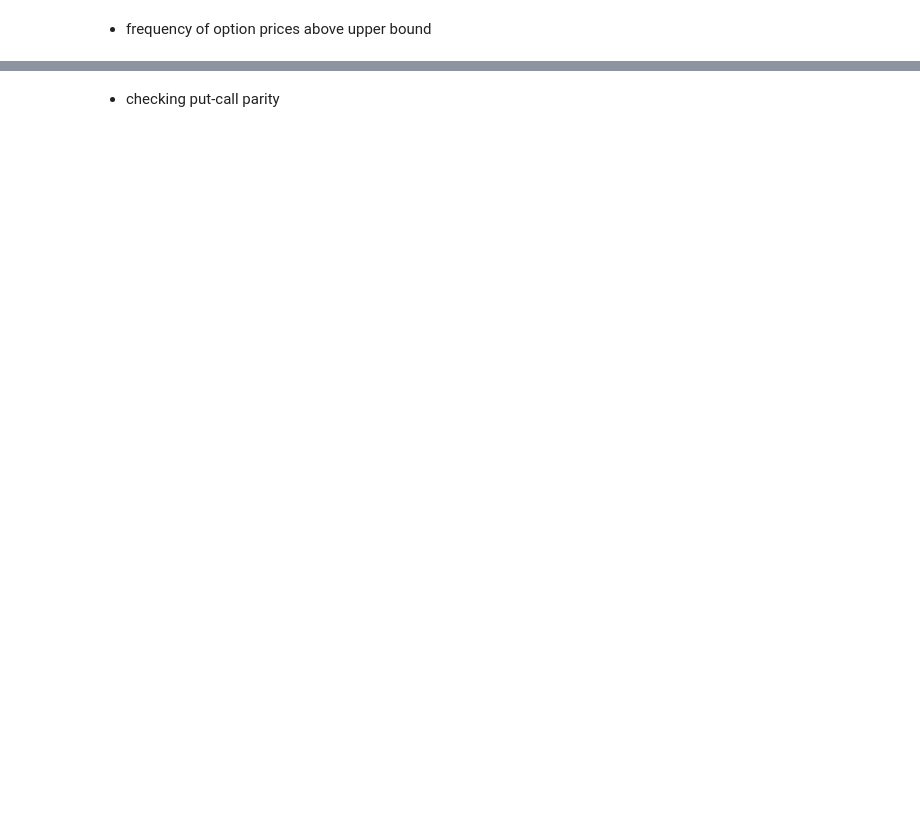
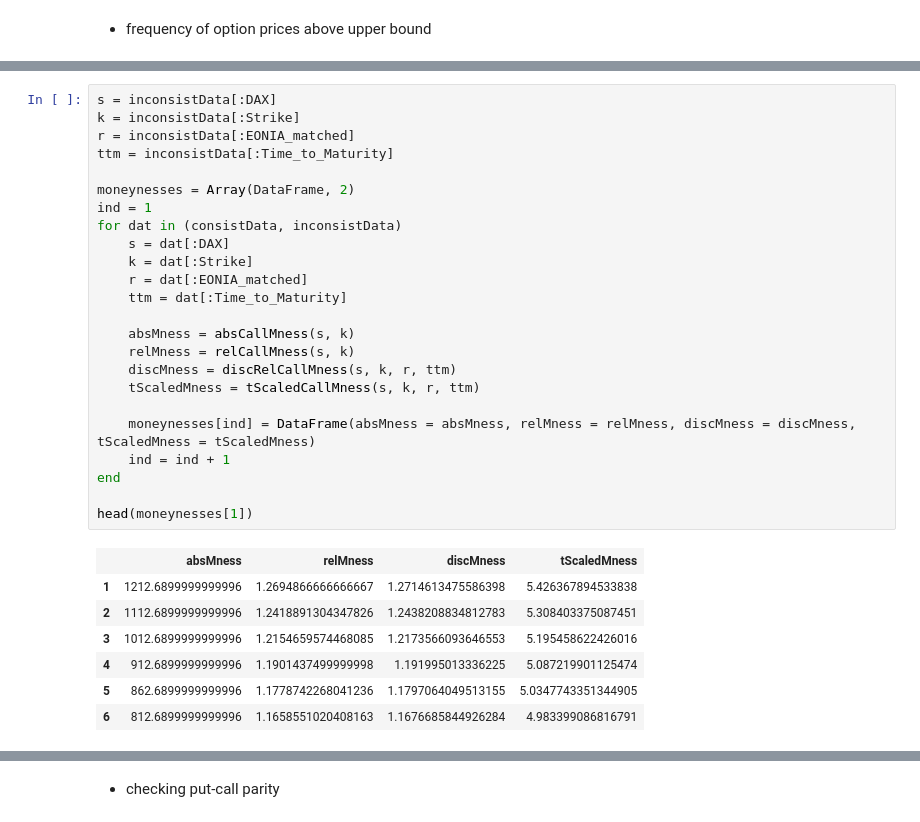
Before and after one commit to JuliaFinMetriX/option_prices, a Jupyter notebook: notebooks/option_price_consistencies.ipynb, the cells around one changed output, grey strips where cells are left out. Drawn from its saved outputs; the diff is of its cells as text; blank space fills up the shorter version.

```diff
--- a/notebooks/option_price_consistencies.ipynb
+++ b/notebooks/option_price_consistencies.ipynb
@@ -98,0 +195,32 @@ sum(consistData[:Price] .> consistData[:UpBound])/size(consistData, 1)
+# %%
+s = inconsistData[:DAX]
+k = inconsistData[:Strike]
+r = inconsistData[:EONIA_matched]
+ttm = inconsistData[:Time_to_Maturity]
+
+moneynesses = Array(DataFrame, 2)
+ind = 1
+for dat in (consistData, inconsistData)
+    s = dat[:DAX]
+    k = dat[:Strike]
+    r = dat[:EONIA_matched]
+    ttm = dat[:Time_to_Maturity]
+
+    absMness = absCallMness(s, k)
+    relMness = relCallMness(s, k)
+    discMness = discRelCallMness(s, k, r, ttm)
+    tScaledMness = tScaledCallMness(s, k, r, ttm)
+
+    moneynesses[ind] = DataFrame(absMness = absMness, relMness = relMness, discMness = discMness, tScaledMness = tScaledMness)
+    ind = ind + 1
+end
+
+head(moneynesses[1])
+# %% [output]
+|  | absMness | relMness | discMness | tScaledMness |
+| 1 | 1212.6899999999996 | 1.2694866666666667 | 1.2714613475586398 | 5.426367894533838 |
+| 2 | 1112.6899999999996 | 1.2418891304347826 | 1.2438208834812783 | 5.308403375087451 |
+| 3 | 1012.6899999999996 | 1.2154659574468085 | 1.2173566093646553 | 5.195458622426016 |
+| 4 | 912.6899999999996 | 1.1901437499999998 | 1.191995013336225 | 5.087219901125474 |
+| 5 | 862.6899999999996 | 1.1778742268041236 | 1.1797064049513155 | 5.0347743351344905 |
+| 6 | 812.6899999999996 | 1.1658551020408163 | 1.1676685844926284 | 4.983399086816791 |
```
Also changed, not shown: parts of 31 cells of this notebook.
